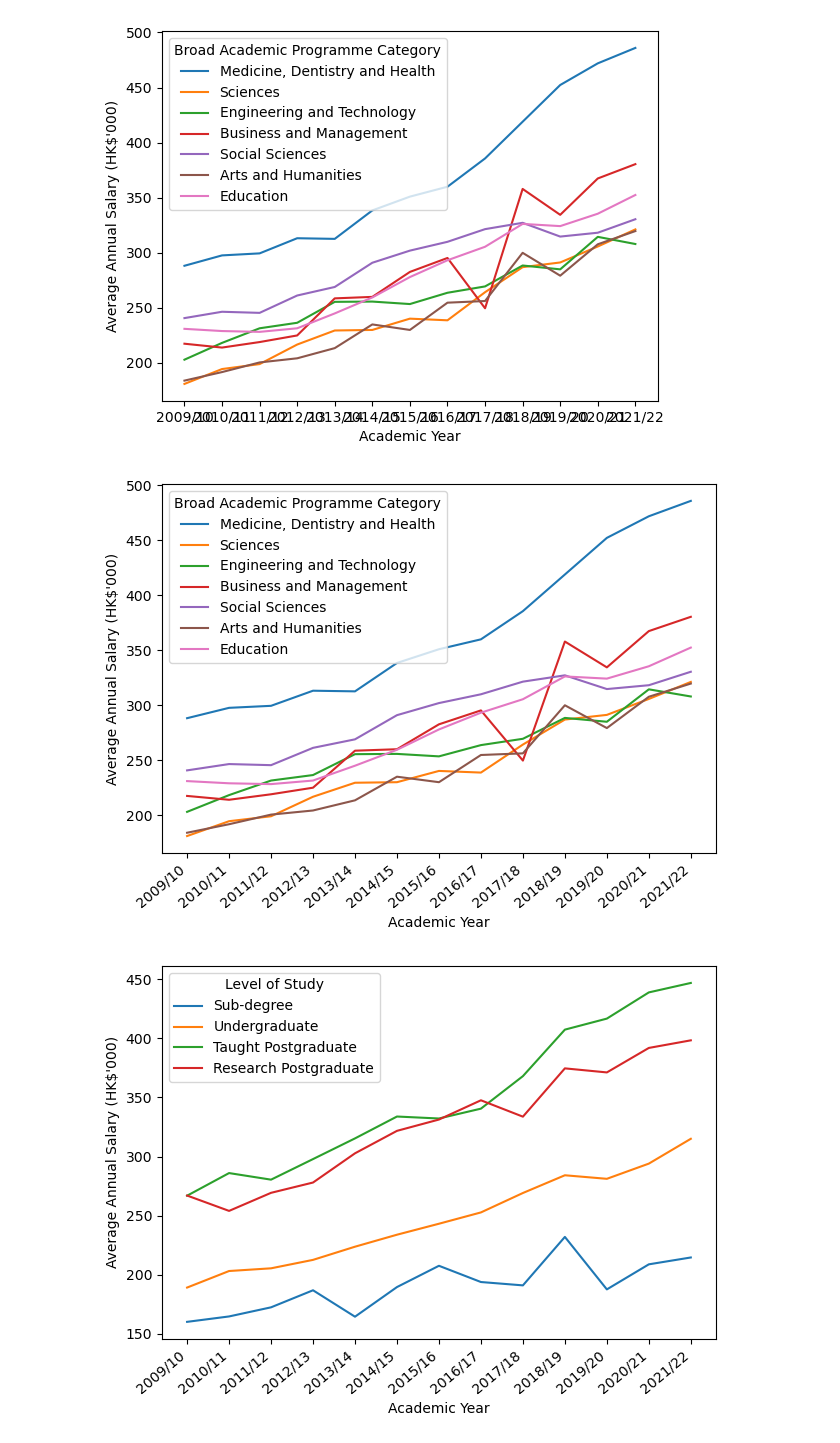
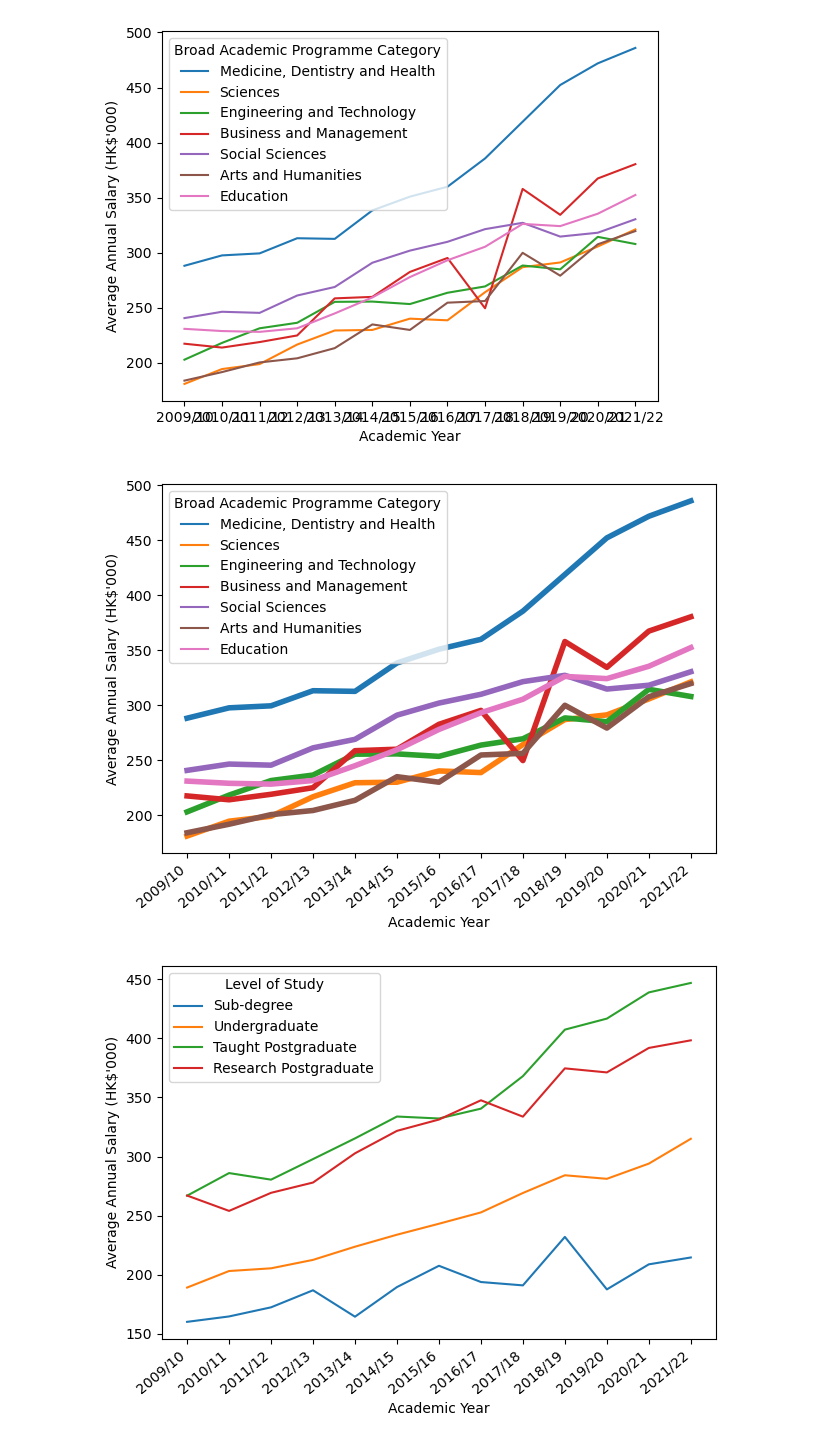
Before and after one commit to IPHOMING/EDA_Project, a Jupyter notebook: Exploring UGC Graduate Salaries.ipynb, the cells around one changed output. Saved outputs shown, nothing was run; the diff lists cells and outputs as text; code cells hidden in the pictures.

```diff
--- a/Exploring UGC Graduate Salaries.ipynb
+++ b/Exploring UGC Graduate Salaries.ipynb
@@ -69,14 +72,13 @@ linegraph = sns.lineplot(x="Academic Year" ,y="Average Annual Salary (HK$'000)",
 # %% [output]
 [figure]
 # %%
-# Create the line plot
-linegraph = sns.lineplot(x="Academic Year", y="Average Annual Salary (HK$'000)", hue='Broad Academic Programme Category', data=df, err_style=None)
+#Create a line graph using seaborn library, showing the relationship between "Academic Year" and "Average Annual Salary (HK$'000)" from the DataFrame 'df'.
+
+linegraph = sns.lineplot(x="Academic Year", y="Average Annual Salary (HK$'000)",linewidth=4, hue='Broad Academic Programme Category', data=df, err_style=None)
 
 linegraph.set_xticklabels(linegraph.get_xticklabels(), rotation=40, ha="right")
-
 plt.tight_layout()
-
 plt.show()
 # %% [output]
-[figure, old version]
+[figure, new version]
 # %%
```
Also changed, not shown: parts of 12 cells of this notebook.
